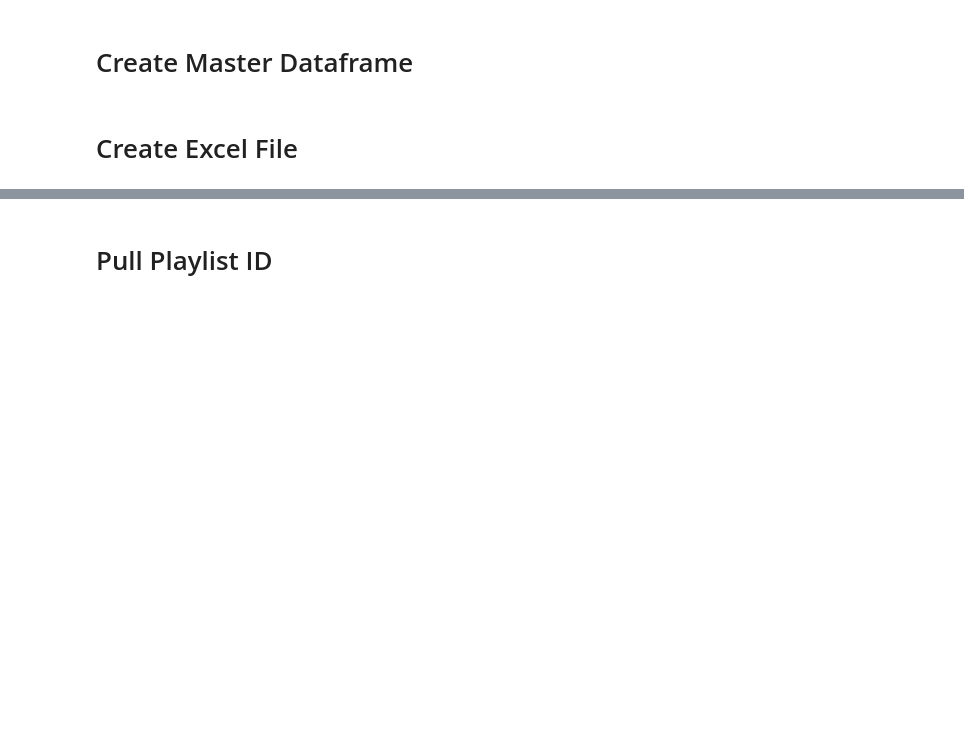
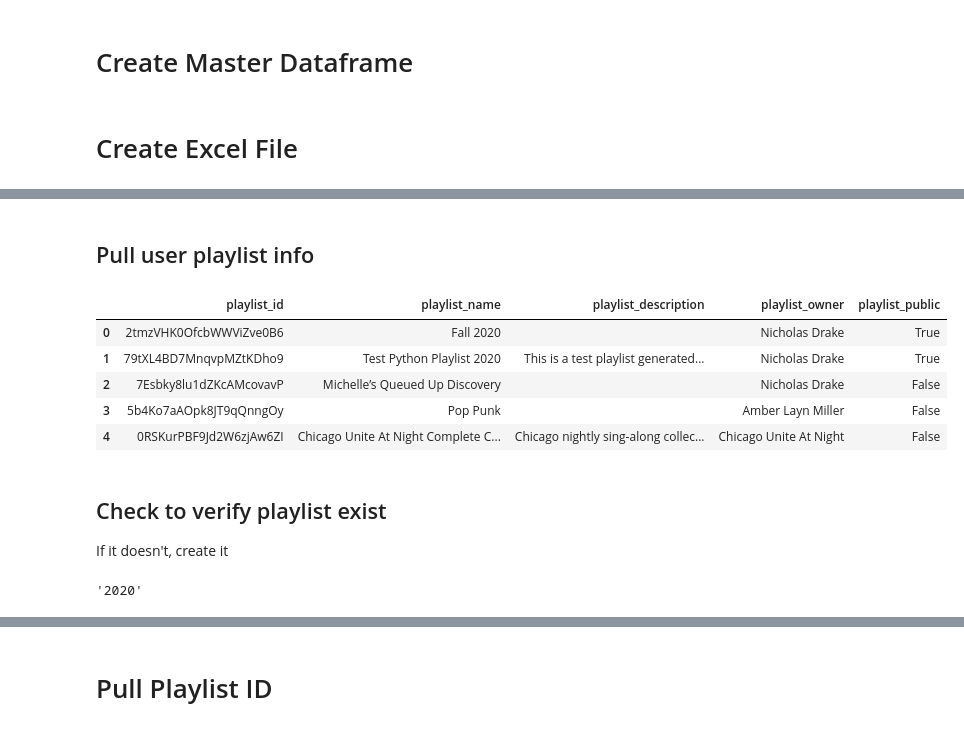
Before and after one commit to DrakeData/Spotify_Data, a Jupyter notebook: Spotify_Data_Scrape.ipynb, the cells around one changed output, grey strips where cells are left out. Drawn from its saved outputs; the diff is of its cells as text; code cells hidden in the pictures; blank space fills up the shorter version.

Commit message:
feat: updated script to check and create playlist

```diff
--- a/Spotify_Data_Scrape.ipynb
+++ b/Spotify_Data_Scrape.ipynb
@@ -301,0 +295,3 @@ track_id_ls = df2['track_id'].tolist()
+# %%
+track_id_ls=top5_mtracks['track_id'].tolist()
+track_id_ls
@@ -464,0 +471,2 @@ writer.save()
+# %% [markdown]
+## Pull user playlist info
@@ -464,0 +485,51 @@ writer.save()
+# %%
+base_url = f'https://api.spotify.com/v1/users/{username}/playlists?'
+
+#2. Authentication
+#3. Parameters -- would be stored with authentication
+headers = {
+    "Authorization": f"Bearer {auth_token}"
+}
+
+#4. Create an empty list
+personal_playlist_data = [] #would be good explore how to capture data at different points in time
+r = requests.get(base_url+"&limit=50", headers=headers)
+personal_playlist_data.append(json.loads(r.text))
+# %%
+playlist_ids = []
+playlist_names = []
+playlist_descriptions = []
+playlist_owners = []
+playlist_publics = []
+
+for i in range(len(personal_playlist_data[0]['items'])):
+    playlist_ids.append(personal_playlist_data[0]['items'][i]['id'])
+    playlist_names.append(personal_playlist_data[0]['items'][i]['name'])
+    playlist_descriptions.append(personal_playlist_data[0]['items'][i]['description'])
+    playlist_owners.append(personal_playlist_data[0]['items'][i]['owner']['display_name'])
+    playlist_publics.append(personal_playlist_data[0]['items'][i]['public'])
+# %%
+list_dic4={'playlist_id':playlist_ids,
+           'playlist_name':playlist_names,
+           'playlist_description':playlist_descriptions,
+           'playlist_owner':playlist_owners,
+           'playlist_public':playlist_publics
+    }
+# %%
+playlist_df = pd.DataFrame(list_dic4)
+playlist_df.head()
+# %% [output]
+|  | playlist_id | playlist_name | playlist_description | playlist_owner | playlist_public |
+| 0 | 2tmzVHK0OfcbWWViZve0B6 | Fall 2020 |  | Nicholas Drake | True |
+| 1 | 79tXL4BD7MnqvpMZtKDho9 | Test Python Playlist 2020 | This is a test playlist generated... | Nicholas Drake | True |
+| 2 | 7Esbky8lu1dZKcAMcovavP | Michelle’s Queued Up Discovery |  | Nicholas Drake | False |
+| 3 | 5b4Ko7aAOpk8JT9qQnngOy | Pop Punk |  | Amber Layn Miller | False |
+| 4 | 0RSKurPBF9Jd2W6zjAw6ZI | Chicago Unite At Night Complete C... | Chicago nightly sing-along collec... | Chicago Unite At Night | False |
+# %% [markdown]
+## Check to verify playlist exist
+If it doesn't, create it
+# %%
+cur_year = datetime.today().strftime('%Y')
+cur_year
+# %% [output]
+'2020'
```
Also changed, not shown: parts of 27 cells of this notebook, 2 other files.
